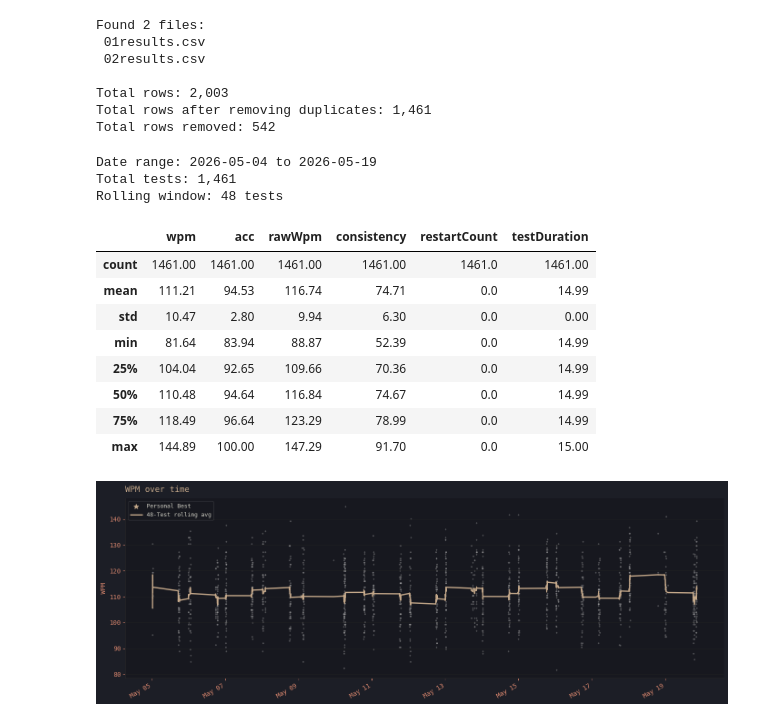
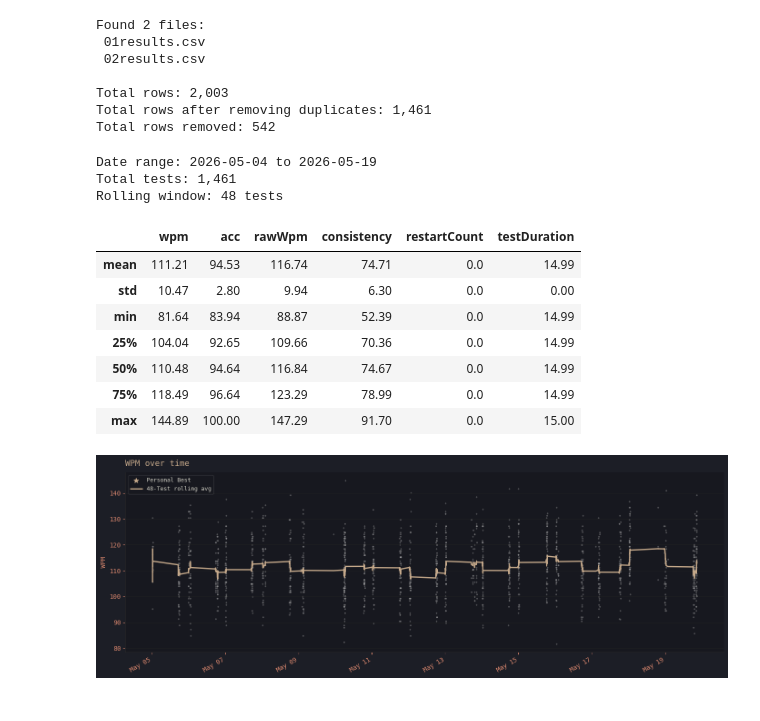
Before and after one commit to AYCDJ/Monkeytype-Data, a Jupyter notebook: Monkeytype.ipynb, the cells around one changed output. Saved outputs shown, nothing was run; the diff lists cells and outputs as text; code cells hidden in the pictures.

```diff
--- a/Monkeytype.ipynb
+++ b/Monkeytype.ipynb
@@ -147,35 +148,35 @@ df = df.sort_values('date').reset_index(drop=True)
 
 # Stats, format is - correct;incorrect;extra;missed
 char_parts = df['charStats'].str.split(';', expand=True).astype(float)
 df['chars_correct']     = char_parts[0]
 df['chars_incorrect']   = char_parts[1]
 df['chars_extra']       = char_parts[2]
 df['chars_missed']      = char_parts[3]
 df['chars_total']       = df[['chars_correct', 'chars_incorrect', 'chars_extra', 'chars_missed']].sum(axis=1)
 
 # Columns
 df['mode_label'] = df['mode'] + ' ' + df['mode2'].astype(str)
 df['test_num']   = range(1, len(df) + 1)
 df['week']       = df['date'].dt.to_period('W')
 df['day']        = df['date'].dt.date
 
 # Rolling average
 N = max(10, len(df) // 30)
 df['wpm_roll']  = df['wpm'].rolling(N, min_periods=1).mean()
 df['acc_roll']  = df['acc'].rolling(N, min_periods=1).mean()
 df['raw_roll']  = df['rawWpm'].rolling(N, min_periods=1).mean()
 df['cons_roll'] = df['consistency'].rolling(N, min_periods=1).mean()
 
 print(f'Date range: {df["date"].min().date()} to {df["date"].max().date()}')
 print(f'Total tests: {len(df):,}')
 print(f'Rolling window: {N} tests')
-df[['wpm','acc','rawWpm','consistency','restartCount', 'testDuration']].describe().round(2)
+Temp = df[['wpm','acc','rawWpm','consistency','restartCount', 'testDuration']].describe().round(2)
+display(Temp.drop('count'))
 # %% [output]
 Date range: 2026-05-04 to 2026-05-19
 Total tests: 1,461
 Rolling window: 48 tests
 |  | wpm | acc | rawWpm | consistency | restartCount | testDuration |
-| count | 1461.00 | 1461.00 | 1461.00 | 1461.00 | 1461.0 | 1461.00 |
 | mean | 111.21 | 94.53 | 116.74 | 74.71 | 0.0 | 14.99 |
 | std | 10.47 | 2.80 | 9.94 | 6.30 | 0.0 | 0.00 |
 | min | 81.64 | 83.94 | 88.87 | 52.39 | 0.0 | 14.99 |
```
Also changed, not shown: parts of 5 cells of this notebook.
